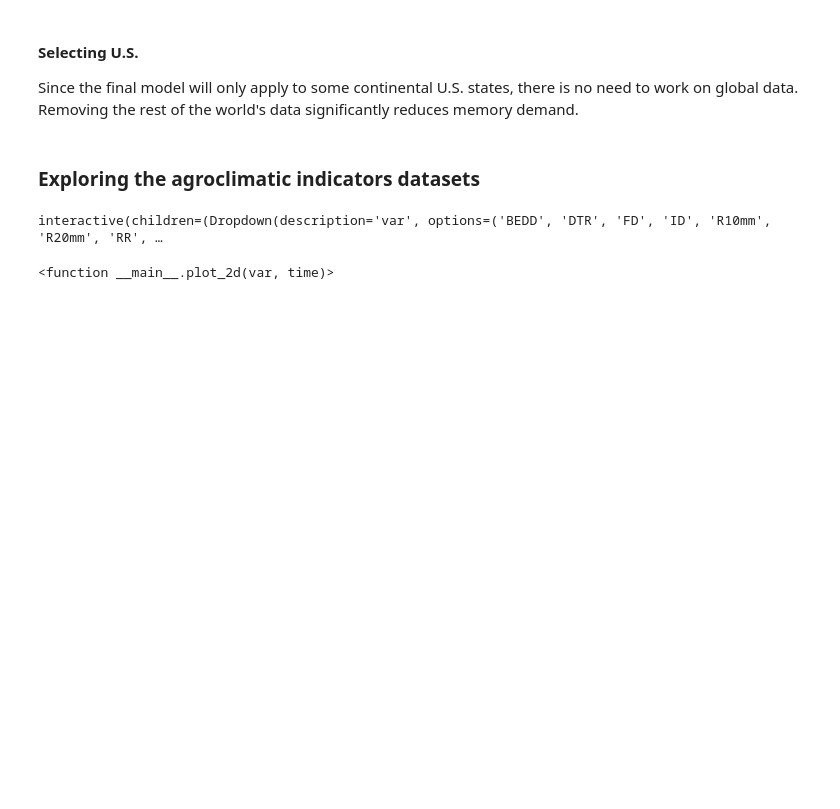
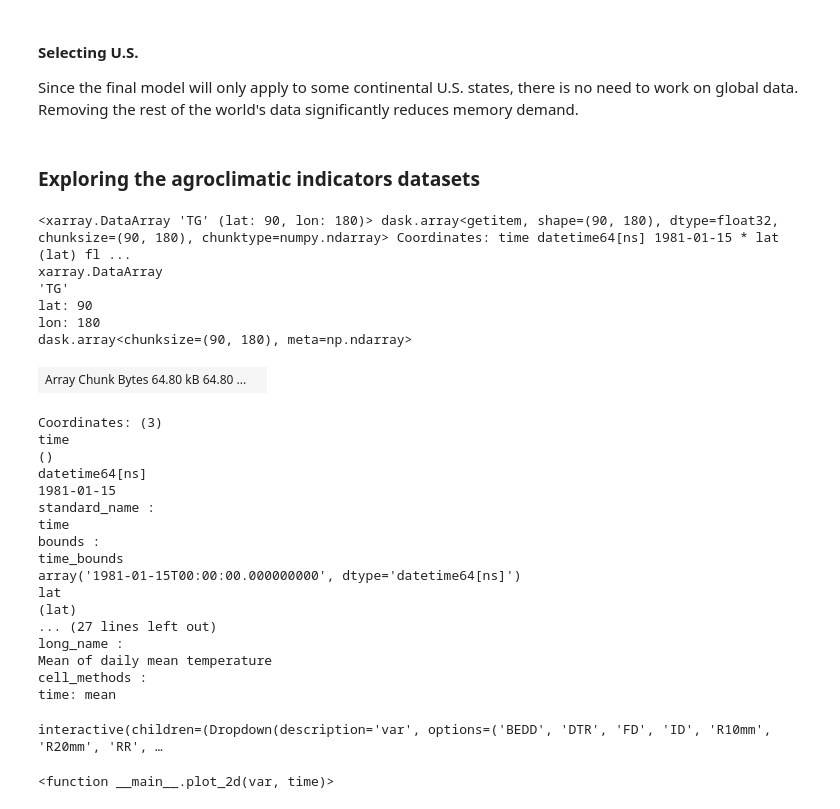
Before and after one commit to ennis-kurt/SpringBoard, a Jupyter notebook: Capstone2/Capstone Regression.ipynb, the cells around one changed output. Saved outputs shown, nothing was run; the diff lists cells and outputs as text; code cells hidden in the pictures; blank space fills up the shorter version.

```diff
--- a/Capstone2/Capstone Regression.ipynb
+++ b/Capstone2/Capstone Regression.ipynb
@@ -491,6 +491,33 @@ clim_ann = xarr.open_dataset(annual_dir+"annual.nc")
 # %%
 from ipywidgets import interact, interactive, fixed, interact_manual
 import ipywidgets as widgets
+# %%
+clim_dek['TG'].isel(time=1)
+# %% [output]
+<xarray.DataArray 'TG' (lat: 90, lon: 180)> dask.array<getitem, shape=(90, 180), dtype=float32, chunksize=(90, 180), chunktype=numpy.ndarray> Coordinates: time datetime64[ns] 1981-01-15 * lat (lat) fl ...
+xarray.DataArray
+'TG'
+lat: 90
+lon: 180
+dask.array<chunksize=(90, 180), meta=np.ndarray>
+| Array Chunk Bytes 64.80 kB 64.80 ... |  |
+Coordinates: (3)
+time
+()
+datetime64[ns]
+1981-01-15
+standard_name :
+time
+bounds :
+time_bounds
+array('1981-01-15T00:00:00.000000000', dtype='datetime64[ns]')
+lat
+(lat)
+... (27 lines left out)
+long_name :
+Mean of daily mean temperature
+cell_methods :
+time: mean
 # %%
 def plot_2d(var, time):
     # ploting the first time step to check the selected area
```
Also changed, not shown: parts of 1 cell of this notebook, 9 other files.
